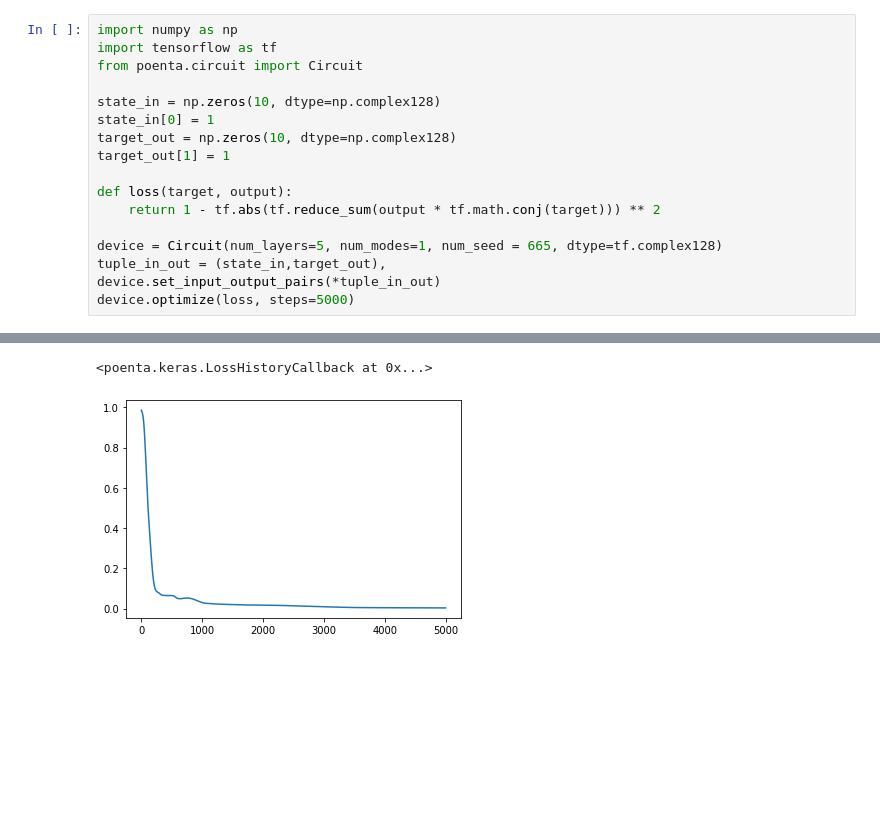
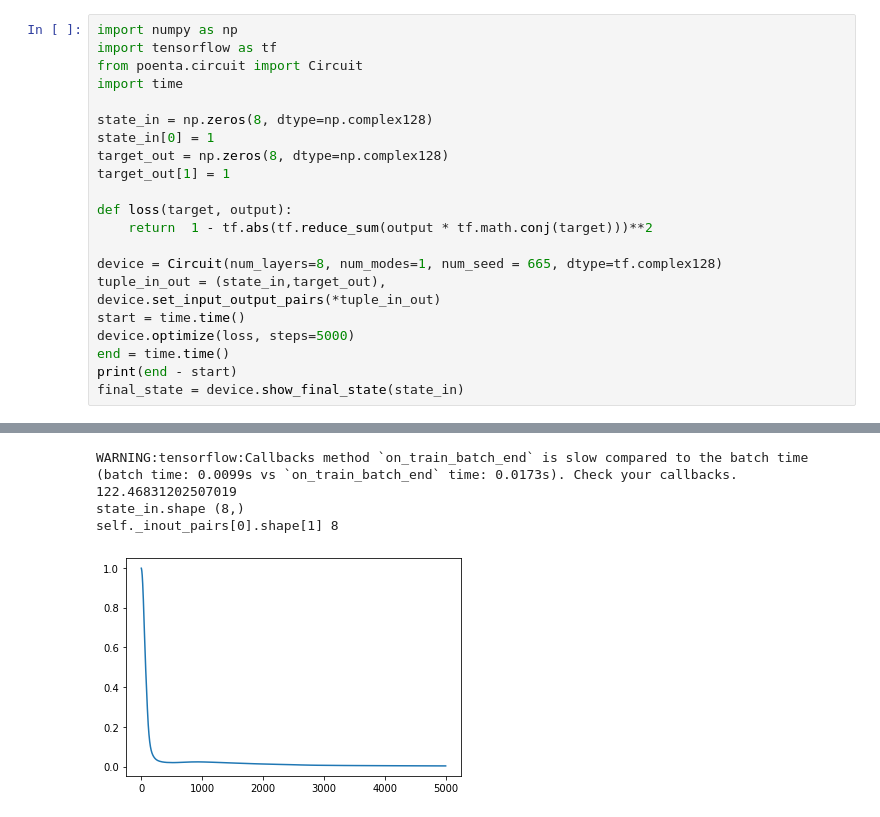
Before and after one commit to Miatto-research-group/Poenta, a Jupyter notebook: Single_NOON_GKP.ipynb, the cells around one changed output, grey strips where cells are left out. Drawn from its saved outputs; the diff is of its cells as text; blank space fills up the shorter version.

```diff
--- a/Single_NOON_GKP.ipynb
+++ b/Single_NOON_GKP.ipynb
@@ -1,21 +1,29 @@
 # %%
 import numpy as np
 import tensorflow as tf
 from poenta.circuit import Circuit
+import time
 
-state_in = np.zeros(10, dtype=np.complex128)
+state_in = np.zeros(8, dtype=np.complex128)
 state_in[0] = 1
-target_out = np.zeros(10, dtype=np.complex128)
+target_out = np.zeros(8, dtype=np.complex128)
 target_out[1] = 1
 
 def loss(target, output):
-    return 1 - tf.abs(tf.reduce_sum(output * tf.math.conj(target))) ** 2
+    return  1 - tf.abs(tf.reduce_sum(output * tf.math.conj(target)))**2
 
-device = Circuit(num_layers=5, num_modes=1, num_seed = 665, dtype=tf.complex128)
+device = Circuit(num_layers=8, num_modes=1, num_seed = 665, dtype=tf.complex128)
 tuple_in_out = (state_in,target_out),
 device.set_input_output_pairs(*tuple_in_out)
+start = time.time()
 device.optimize(loss, steps=5000)
+end = time.time()
+print(end - start)
+final_state = device.show_final_state(state_in)
 # %% [output]
 [interactive output not drawn]
-<poenta.keras.LossHistoryCallback at 0x...>
+WARNING:tensorflow:Callbacks method `on_train_batch_end` is slow compared to the batch time (batch time: 0.0099s vs `on_train_batch_end` time: 0.0173s). Check your callbacks.
+122.46831202507019
+state_in.shape (8,)
+self._inout_pairs[0].shape[1] 8
-[figure, old version]
+[figure, new version]
```
Also changed, not shown: parts of 7 cells of this notebook, 2 other files.
